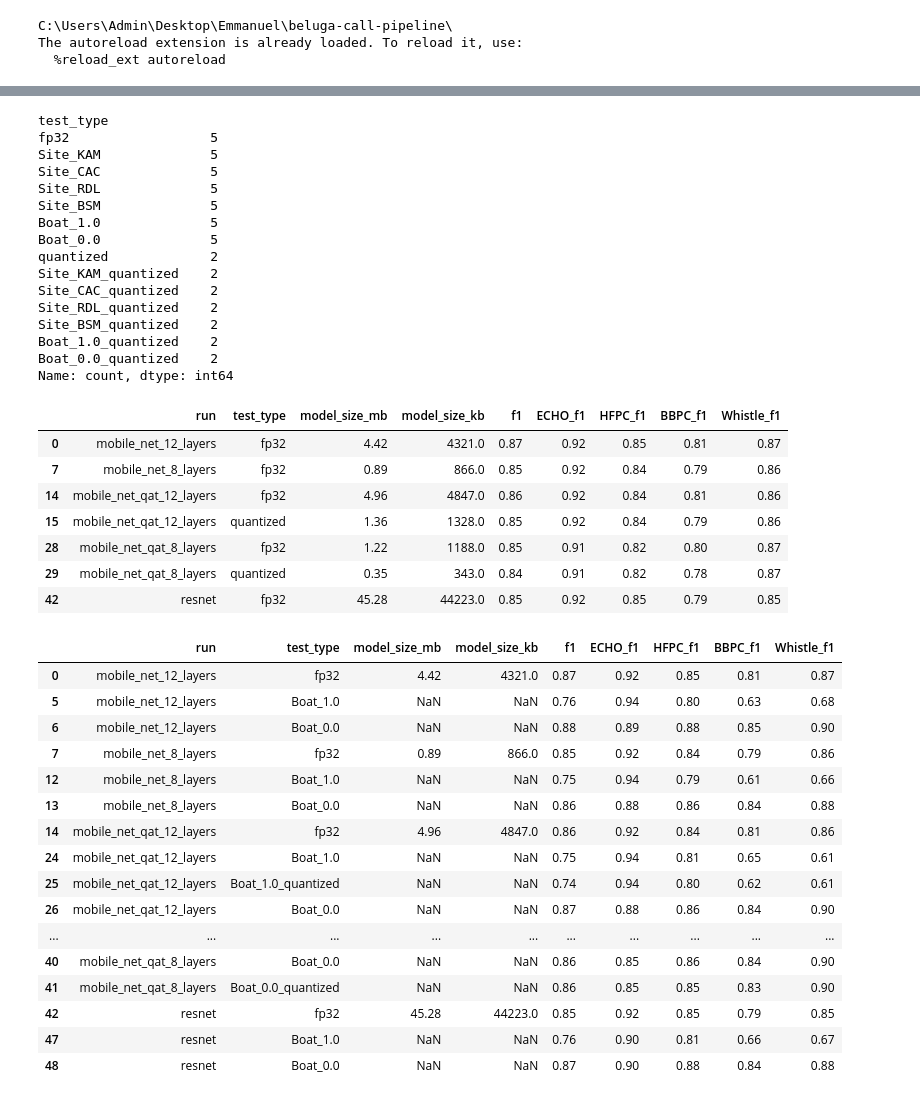
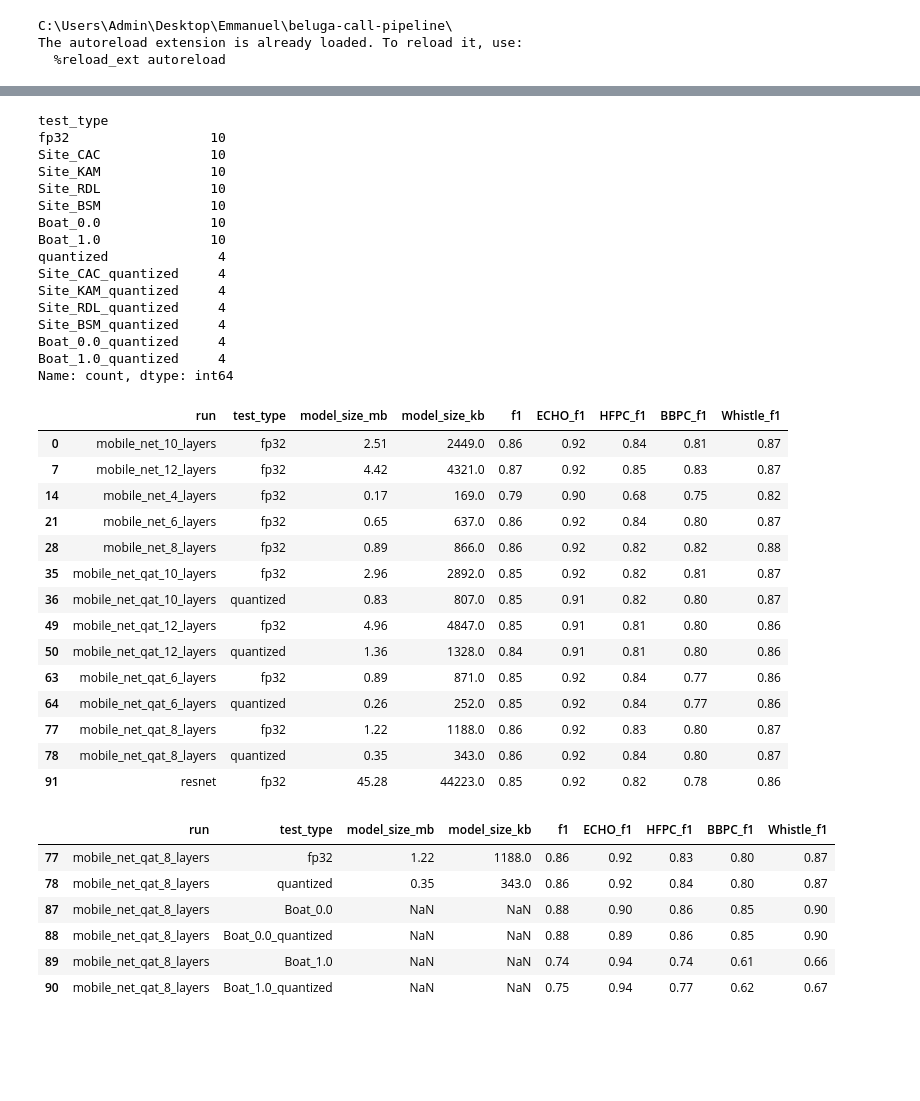
Before and after one commit to bobduru/beluga-call-pipeline, a Jupyter notebook: training/results_analysis/model_optimization.ipynb, the cells around one changed output, grey strips where cells are left out. Saved outputs shown, nothing was run; the diff lists cells and outputs as text; code cells hidden in the pictures; blank space fills up the shorter version.

```diff
--- a/training/results_analysis/model_optimization.ipynb
+++ b/training/results_analysis/model_optimization.ipynb
@@ -42,7 +42,7 @@ from models.utils import aggregate_folds_testing_metrics
 
 
 # results_dir = "../results/model_optimization"
-results_dir = "../new_results/optimization"
+results_dir = "../new_results/optimization_last"
 runs = [d for d in os.listdir(results_dir) if os.path.isdir(os.path.join(results_dir, d))]
 runs
 
@@ -142,20 +152,20 @@ metrics_df = create_metrics_df(cross_val_results, round_to=2)
 metrics_df["test_type"].value_counts()
 # %% [output]
 test_type
-fp32                  5
-Site_KAM              5
-Site_CAC              5
-Site_RDL              5
-Site_BSM              5
-Boat_1.0              5
-Boat_0.0              5
-quantized             2
-Site_KAM_quantized    2
-Site_CAC_quantized    2
-Site_RDL_quantized    2
-Site_BSM_quantized    2
-Boat_1.0_quantized    2
-Boat_0.0_quantized    2
+fp32                  10
+Site_CAC              10
+Site_KAM              10
+Site_RDL              10
+Site_BSM              10
+Boat_0.0              10
+Boat_1.0              10
+quantized              4
+Site_CAC_quantized     4
+Site_KAM_quantized     4
+Site_RDL_quantized     4
+Site_BSM_quantized     4
+Boat_0.0_quantized     4
+Boat_1.0_quantized     4
 Name: count, dtype: int64
 # %%
 # metrics_df = metrics_df[metrics_df["run"].str.contains("qat|resnet")]
@@ -167,33 +177,33 @@ accuracy_columns = ['run', 'test_type', 'model_size_mb', 'model_size_kb']  +[col
 metrics_df[metrics_df["test_type"].isin(["fp32", "quantized"])][f1_columns]
 # %% [output]
 |  | run | test_type | model_size_mb | model_size_kb | f1 | ECHO_f1 | HFPC_f1 | BBPC_f1 | Whistle_f1 |
-| 0 | mobile_net_12_layers | fp32 | 4.42 | 4321.0 | 0.87 | 0.92 | 0.85 | 0.81 | 0.87 |
-| 7 | mobile_net_8_layers | fp32 | 0.89 | 866.0 | 0.85 | 0.92 | 0.84 | 0.79 | 0.86 |
-| 14 | mobile_net_qat_12_layers | fp32 | 4.96 | 4847.0 | 0.86 | 0.92 | 0.84 | 0.81 | 0.86 |
-| 15 | mobile_net_qat_12_layers | quantized | 1.36 | 1328.0 | 0.85 | 0.92 | 0.84 | 0.79 | 0.86 |
-| 28 | mobile_net_qat_8_layers | fp32 | 1.22 | 1188.0 | 0.85 | 0.91 | 0.82 | 0.80 | 0.87 |
-| 29 | mobile_net_qat_8_layers | quantized | 0.35 | 343.0 | 0.84 | 0.91 | 0.82 | 0.78 | 0.87 |
-| 42 | resnet | fp32 | 45.28 | 44223.0 | 0.85 | 0.92 | 0.85 | 0.79 | 0.85 |
+| 0 | mobile_net_10_layers | fp32 | 2.51 | 2449.0 | 0.86 | 0.92 | 0.84 | 0.81 | 0.87 |
+| 7 | mobile_net_12_layers | fp32 | 4.42 | 4321.0 | 0.87 | 0.92 | 0.85 | 0.83 | 0.87 |
+| 14 | mobile_net_4_layers | fp32 | 0.17 | 169.0 | 0.79 | 0.90 | 0.68 | 0.75 | 0.82 |
+| 21 | mobile_net_6_layers | fp32 | 0.65 | 637.0 | 0.86 | 0.92 | 0.84 | 0.80 | 0.87 |
+| 28 | mobile_net_8_layers | fp32 | 0.89 | 866.0 | 0.86 | 0.92 | 0.82 | 0.82 | 0.88 |
+| 35 | mobile_net_qat_10_layers | fp32 | 2.96 | 2892.0 | 0.85 | 0.92 | 0.82 | 0.81 | 0.87 |
+| 36 | mobile_net_qat_10_layers | quantized | 0.83 | 807.0 | 0.85 | 0.91 | 0.82 | 0.80 | 0.87 |
+| 49 | mobile_net_qat_12_layers | fp32 | 4.96 | 4847.0 | 0.85 | 0.91 | 0.81 | 0.80 | 0.86 |
+| 50 | mobile_net_qat_12_layers | quantized | 1.36 | 1328.0 | 0.84 | 0.91 | 0.81 | 0.80 | 0.86 |
+| 63 | mobile_net_qat_6_layers | fp32 | 0.89 | 871.0 | 0.85 | 0.92 | 0.84 | 0.77 | 0.86 |
+| 64 | mobile_net_qat_6_layers | quantized | 0.26 | 252.0 | 0.85 | 0.92 | 0.84 | 0.77 | 0.86 |
+| 77 | mobile_net_qat_8_layers | fp32 | 1.22 | 1188.0 | 0.86 | 0.92 | 0.83 | 0.80 | 0.87 |
+| 78 | mobile_net_qat_8_layers | quantized | 0.35 | 343.0 | 0.86 | 0.92 | 0.84 | 0.80 | 0.87 |
+| 91 | resnet | fp32 | 45.28 | 44223.0 | 0.85 | 0.92 | 0.82 | 0.78 | 0.86 |
 # %%
-metrics_df[metrics_df["test_type"].isin(["fp32", "Boat_0.0", "Boat_1.0", "Boat_0.0_quantized", "Boat_1.0_quantized"])][f1_columns]
+metrics_df[
+    (metrics_df["test_type"].isin(["fp32", "Boat_0.0", "Boat_1.0", "Boat_0.0_quantized", "Boat_1.0_quantized", "quantized" ])) &
+    (metrics_df["run"].isin(["mobile_net_qat_8_layers"]))][f1_columns]
+# metrics_df[metrics_df["test_type"].isin(["fp32", ])][f1_columns]
 # %% [output]
 |  | run | test_type | model_size_mb | model_size_kb | f1 | ECHO_f1 | HFPC_f1 | BBPC_f1 | Whistle_f1 |
-| 0 | mobile_net_12_layers | fp32 | 4.42 | 4321.0 | 0.87 | 0.92 | 0.85 | 0.81 | 0.87 |
-| 5 | mobile_net_12_layers | Boat_1.0 | NaN | NaN | 0.76 | 0.94 | 0.80 | 0.63 | 0.68 |
-| 6 | mobile_net_12_layers | Boat_0.0 | NaN | NaN | 0.88 | 0.89 | 0.88 | 0.85 | 0.90 |
-| 7 | mobile_net_8_layers | fp32 | 0.89 | 866.0 | 0.85 | 0.92 | 0.84 | 0.79 | 0.86 |
-| 12 | mobile_net_8_layers | Boat_1.0 | NaN | NaN | 0.75 | 0.94 | 0.79 | 0.61 | 0.66 |
-| 13 | mobile_net_8_layers | Boat_0.0 | NaN | NaN | 0.86 | 0.88 | 0.86 | 0.84 | 0.88 |
-| 14 | mobile_net_qat_12_layers | fp32 | 4.96 | 4847.0 | 0.86 | 0.92 | 0.84 | 0.81 | 0.86 |
-| 24 | mobile_net_qat_12_layers | Boat_1.0 | NaN | NaN | 0.75 | 0.94 | 0.81 | 0.65 | 0.61 |
-| 25 | mobile_net_qat_12_layers | Boat_1.0_quantized | NaN | NaN | 0.74 | 0.94 | 0.80 | 0.62 | 0.61 |
-| 26 | mobile_net_qat_12_layers | Boat_0.0 | NaN | NaN | 0.87 | 0.88 | 0.86 | 0.84 | 0.90 |
-| ... | ... | ... | ... | ... | ... | ... | ... | ... | ... |
-| 40 | mobile_net_qat_8_layers | Boat_0.0 | NaN | NaN | 0.86 | 0.85 | 0.86 | 0.84 | 0.90 |
-| 41 | mobile_net_qat_8_layers | Boat_0.0_quantized | NaN | NaN | 0.86 | 0.85 | 0.85 | 0.83 | 0.90 |
-| 42 | resnet | fp32 | 45.28 | 44223.0 | 0.85 | 0.92 | 0.85 | 0.79 | 0.85 |
-| 47 | resnet | Boat_1.0 | NaN | NaN | 0.76 | 0.90 | 0.81 | 0.66 | 0.67 |
-| 48 | resnet | Boat_0.0 | NaN | NaN | 0.87 | 0.90 | 0.88 | 0.84 | 0.88 |
+| 77 | mobile_net_qat_8_layers | fp32 | 1.22 | 1188.0 | 0.86 | 0.92 | 0.83 | 0.80 | 0.87 |
+| 78 | mobile_net_qat_8_layers | quantized | 0.35 | 343.0 | 0.86 | 0.92 | 0.84 | 0.80 | 0.87 |
+| 87 | mobile_net_qat_8_layers | Boat_0.0 | NaN | NaN | 0.88 | 0.90 | 0.86 | 0.85 | 0.90 |
+| 88 | mobile_net_qat_8_layers | Boat_0.0_quantized | NaN | NaN | 0.88 | 0.89 | 0.86 | 0.85 | 0.90 |
+| 89 | mobile_net_qat_8_layers | Boat_1.0 | NaN | NaN | 0.74 | 0.94 | 0.74 | 0.61 | 0.66 |
+| 90 | mobile_net_qat_8_layers | Boat_1.0_quantized | NaN | NaN | 0.75 | 0.94 | 0.77 | 0.62 | 0.67 |
 # %%
 metrics_df[~metrics_df['run'].str.contains('000', na=False)][f1_columns].sort_values('f1', ascending=False)
 metrics_df[~metrics_df['run'].str.contains('000', na=False)][accuracy_columns].sort_values('accuracy', ascending=False)
```
Also changed, not shown: parts of 1 cell of this notebook, 2 other files.
